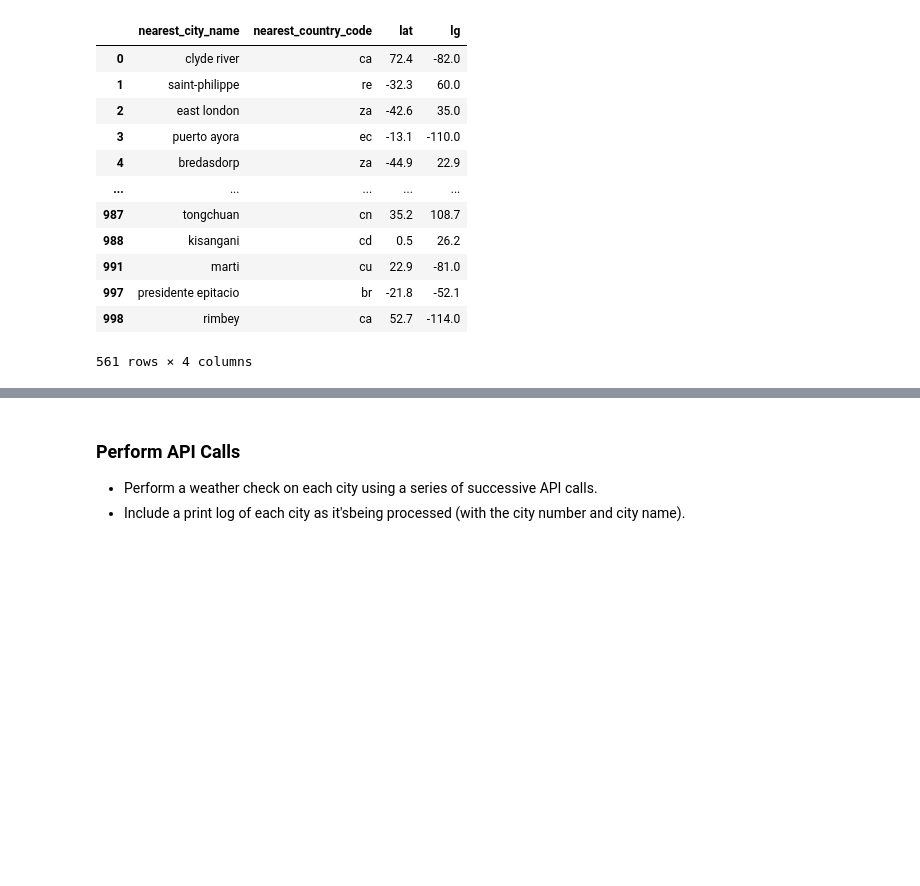
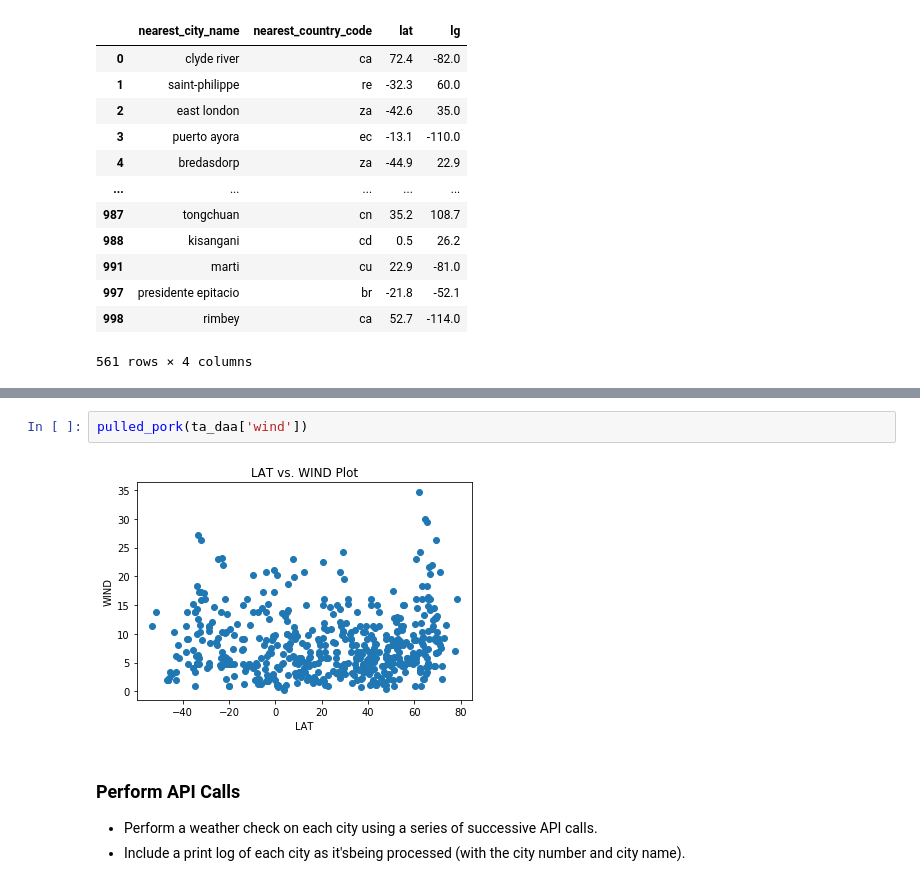
Before and after one commit to devindubin/python-api-challenge, a Jupyter notebook: WeatherPy/WeatherPy-worker.ipynb, the cells around one changed output, grey strips where cells are left out. Drawn from its saved outputs; the diff is of its cells as text; blank space fills up the shorter version.

```diff
--- a/WeatherPy/WeatherPy-worker.ipynb
+++ b/WeatherPy/WeatherPy-worker.ipynb
@@ -89,3 +162,7 @@ ta_daa = pd.DataFrame(to_df)[['name','country','lng','lat','humidity','wind','cl
+# %%
+pulled_pork(ta_daa['wind'])
+# %% [output]
+[figure, added]
 # %% [markdown]
 ### Perform API Calls
 * Perform a weather check on each city using a series of successive API calls.
```
Also changed, not shown: parts of 20 cells of this notebook.
